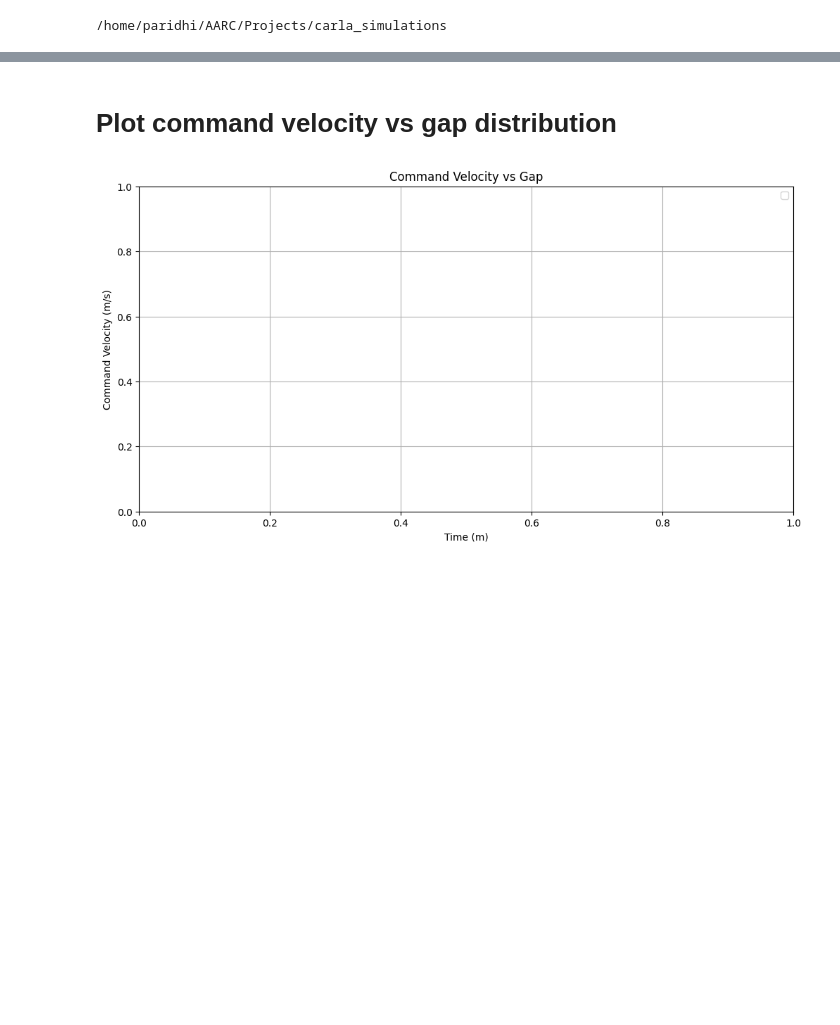
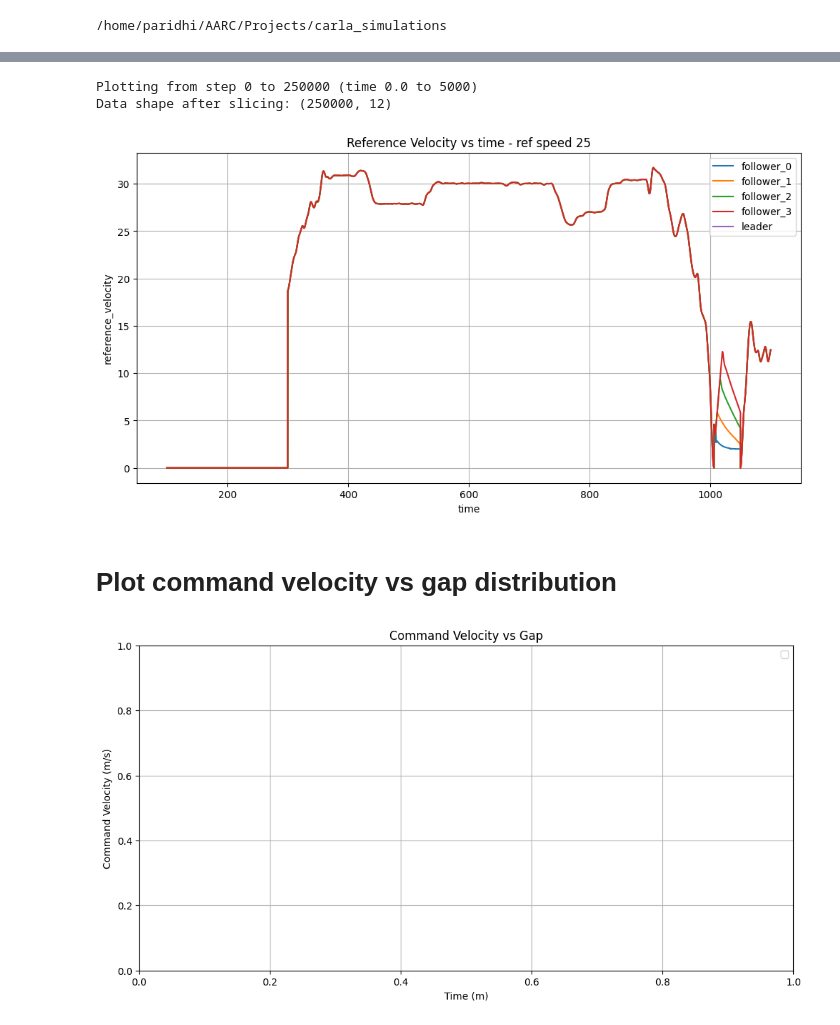
Before and after one commit to shihabict/carla_simulation, a Jupyter notebook: research/analysis_recorded_data.ipynb, the cells around one changed output, grey strips where cells are left out. Cells and saved outputs as stored; diff of their text form; code cells hidden in the pictures; blank space fills up the shorter version.

```diff
--- a/research/analysis_recorded_data.ipynb
+++ b/research/analysis_recorded_data.ipynb
@@ -82,3 +82,9 @@ Data shape after slicing: (250000, 12)
+# %%
+plot_time_vs_specific_col(data,'time', 'reference_velocity', 'Reference Velocity vs time - ref speed 25', start_time = 0.0 , end_time=5000)
+# %% [output]
+Plotting from step 0 to 250000 (time 0.0 to 5000)
+Data shape after slicing: (250000, 12)
+[figure, added]
 # %% [markdown]
 # Plot command velocity vs gap distribution
 # %%
```
Also changed, not shown: parts of 7 cells of this notebook, 2 other files.
